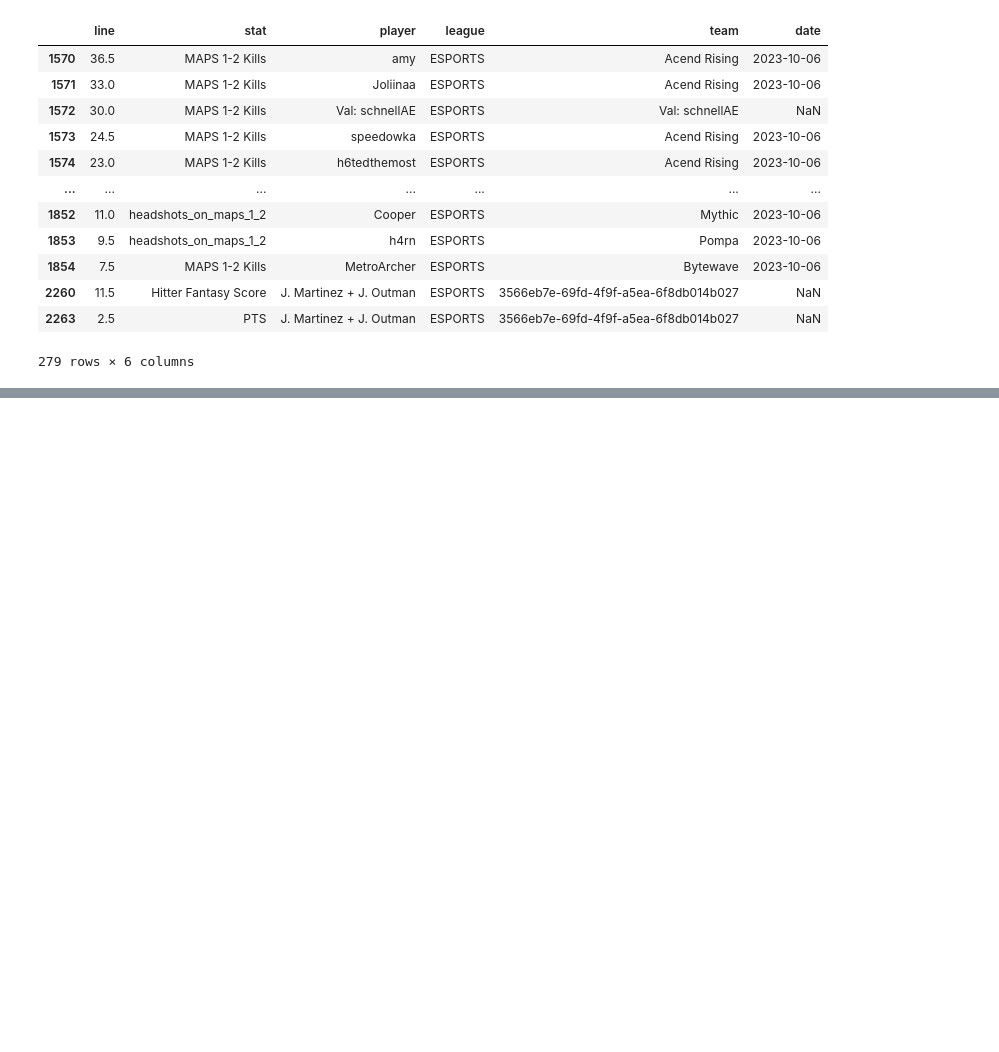
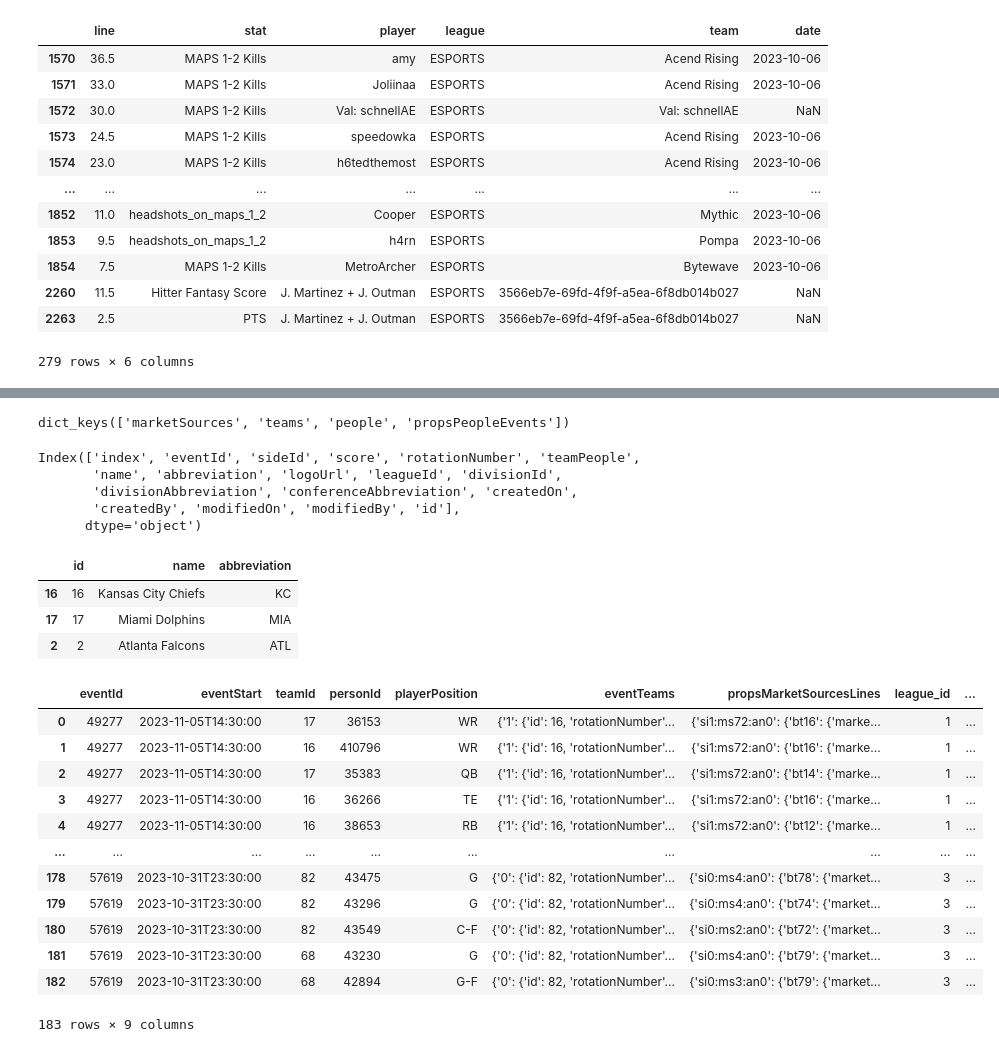
Before and after one commit to madram1423/NBA_betting_model, a Jupyter notebook: scratchpad.ipynb, the cells around one changed output, grey strips where cells are left out. Saved outputs shown, nothing was run; the diff lists cells and outputs as text; code cells hidden in the pictures; blank space fills up the shorter version.

```diff
--- a/scratchpad.ipynb
+++ b/scratchpad.ipynb
@@ -230,0 +326,78 @@ dog_lines.loc[dog_lines.league=='ESPORTS']
+# %%
+
+# team from id dict
+teamtemp = pd.DataFrame.from_dict(data['teams'], orient='index')
+teams = pd.DataFrame()
+for league_code in range(len(teamtemp.T)):
+    teams = pd.concat((teams, pd.json_normalize(teamtemp.iloc[0, league_code])))
+teams = teams[["abbreviation", "id"]]
+teamdict = dict(zip(teams.id, teams.abbreviation))
+
+# bookie from id dict
+bookies = pd.json_normalize(data["marketSources"])
+id2book = dict(list(zip(bookies.id, bookies.name)))
+
+# player json normalize
+people_raw = pd.json_normalize(data["people"], max_level=0)
+ppl = pd.DataFrame()
+for i in range(len(people_raw.T)):
+    y = pd.json_normalize(people_raw.T.iloc[i])
+    ppl = pd.concat((ppl, y))
+
+i2p = dict(zip(ppl.id, (ppl.firstName + " " + ppl.lastName)))
+
+# step 1 of json normalize for lines
+df = pd.json_normalize(data["propsPeopleEvents"], max_level=0)
+lines_df = pd.json_normalize(df.iloc[0, 0])
+
+lines_df = pd.DataFrame()
+for league_code in df.columns:
+    df_temp = pd.json_normalize(df.loc[0, league_code], max_level=0)
+    df_temp["league_id"] = league_code.split(":")[0].split("g")[-1]
+    lines_df = pd.concat((lines_df, df_temp)).reset_index(drop=True)
+
+
+lines_df["person_name"] = lines_df.personId.apply(lambda x: i2p[x])
+
+# replacing team id with team name
+teams = pd.json_normalize(lines_df.eventTeams)
+teams[["1.id", "0.id"]]
+teams["Team"] = teams["0.id"].apply(lambda x: teamdict[x])
+teams["opp"] = teams["1.id"].apply(lambda x: teamdict[x])
+teams = teams[["Team", "opp"]]
+# %%
+data.keys()
+# %% [output]
+dict_keys(['marketSources', 'teams', 'people', 'propsPeopleEvents'])
+# %%
+df = pd.DataFrame.from_dict(data['teams'], orient='index').reset_index()
+df.columns
+# %% [output]
+Index(['index', 'eventId', 'sideId', 'score', 'rotationNumber', 'teamPeople',
+       'name', 'abbreviation', 'logoUrl', 'leagueId', 'divisionId',
+       'divisionAbbreviation', 'conferenceAbbreviation', 'createdOn',
+       'createdBy', 'modifiedOn', 'modifiedBy', 'id'],
+      dtype='object')
+# %%
+pd.DataFrame.from_dict(data['teams'], orient='index')[['id','name','abbreviation']].head(3)
+# %% [output]
+|  | id | name | abbreviation |
+| 16 | 16 | Kansas City Chiefs | KC |
+| 17 | 17 | Miami Dolphins | MIA |
+| 2 | 2 | Atlanta Falcons | ATL |
+# %%
+lines_df
+# %% [output]
+|  | eventId | eventStart | teamId | personId | playerPosition | eventTeams | propsMarketSourcesLines | league_id | ... |
+| 0 | 49277 | 2023-11-05T14:30:00 | 17 | 36153 | WR | {'1': {'id': 16, 'rotationNumber'... | {'si1:ms72:an0': {'bt16': {'marke... | 1 | ... |
+| 1 | 49277 | 2023-11-05T14:30:00 | 16 | 410796 | WR | {'1': {'id': 16, 'rotationNumber'... | {'si1:ms72:an0': {'bt16': {'marke... | 1 | ... |
+| 2 | 49277 | 2023-11-05T14:30:00 | 17 | 35383 | QB | {'1': {'id': 16, 'rotationNumber'... | {'si1:ms72:an0': {'bt14': {'marke... | 1 | ... |
+| 3 | 49277 | 2023-11-05T14:30:00 | 16 | 36266 | TE | {'1': {'id': 16, 'rotationNumber'... | {'si1:ms72:an0': {'bt16': {'marke... | 1 | ... |
+| 4 | 49277 | 2023-11-05T14:30:00 | 16 | 38653 | RB | {'1': {'id': 16, 'rotationNumber'... | {'si1:ms72:an0': {'bt12': {'marke... | 1 | ... |
+| ... | ... | ... | ... | ... | ... | ... | ... | ... | ... |
+| 178 | 57619 | 2023-10-31T23:30:00 | 82 | 43475 | G | {'0': {'id': 82, 'rotationNumber'... | {'si0:ms4:an0': {'bt78': {'market... | 3 | ... |
+| 179 | 57619 | 2023-10-31T23:30:00 | 82 | 43296 | G | {'0': {'id': 82, 'rotationNumber'... | {'si0:ms4:an0': {'bt74': {'market... | 3 | ... |
+| 180 | 57619 | 2023-10-31T23:30:00 | 82 | 43549 | C-F | {'0': {'id': 82, 'rotationNumber'... | {'si0:ms2:an0': {'bt72': {'market... | 3 | ... |
+| 181 | 57619 | 2023-10-31T23:30:00 | 68 | 43230 | G | {'0': {'id': 82, 'rotationNumber'... | {'si0:ms4:an0': {'bt79': {'market... | 3 | ... |
+| 182 | 57619 | 2023-10-31T23:30:00 | 68 | 42894 | G-F | {'0': {'id': 82, 'rotationNumber'... | {'si0:ms3:an0': {'bt79': {'market... | 3 | ... |
+183 rows × 9 columns
```
Also changed, not shown: parts of 13 cells of this notebook, 25 other files.
